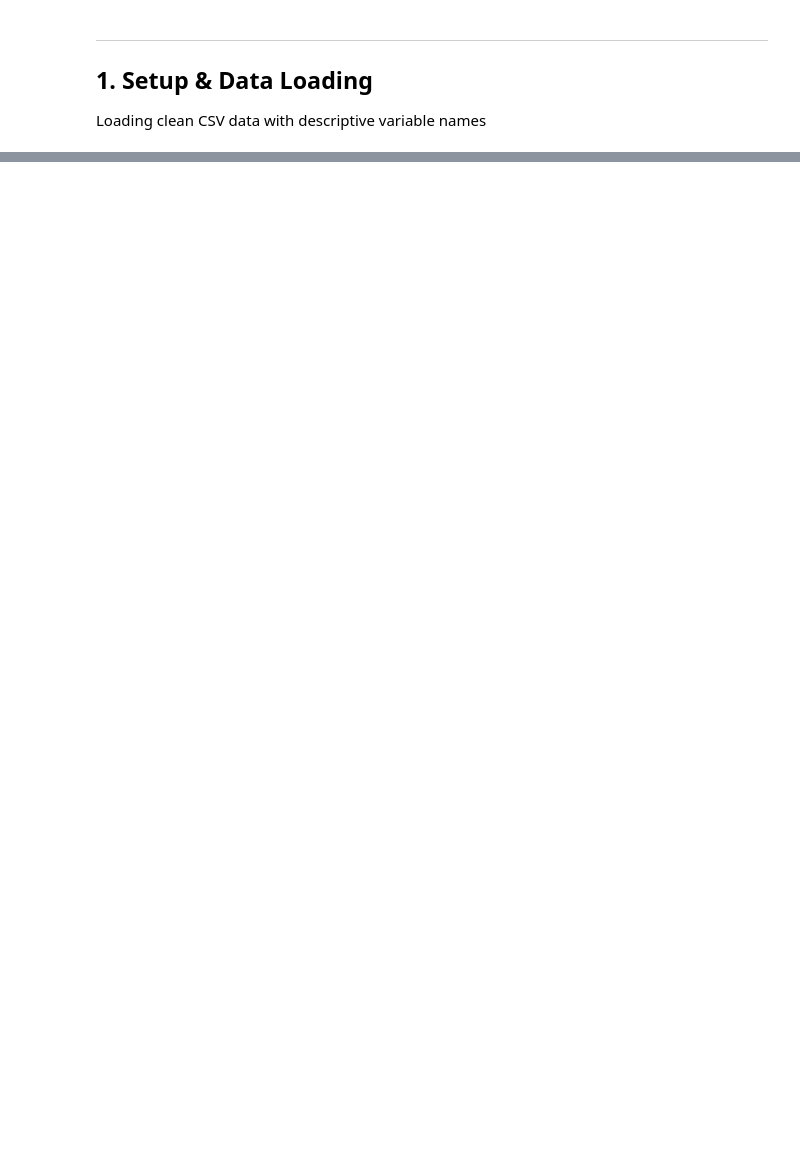
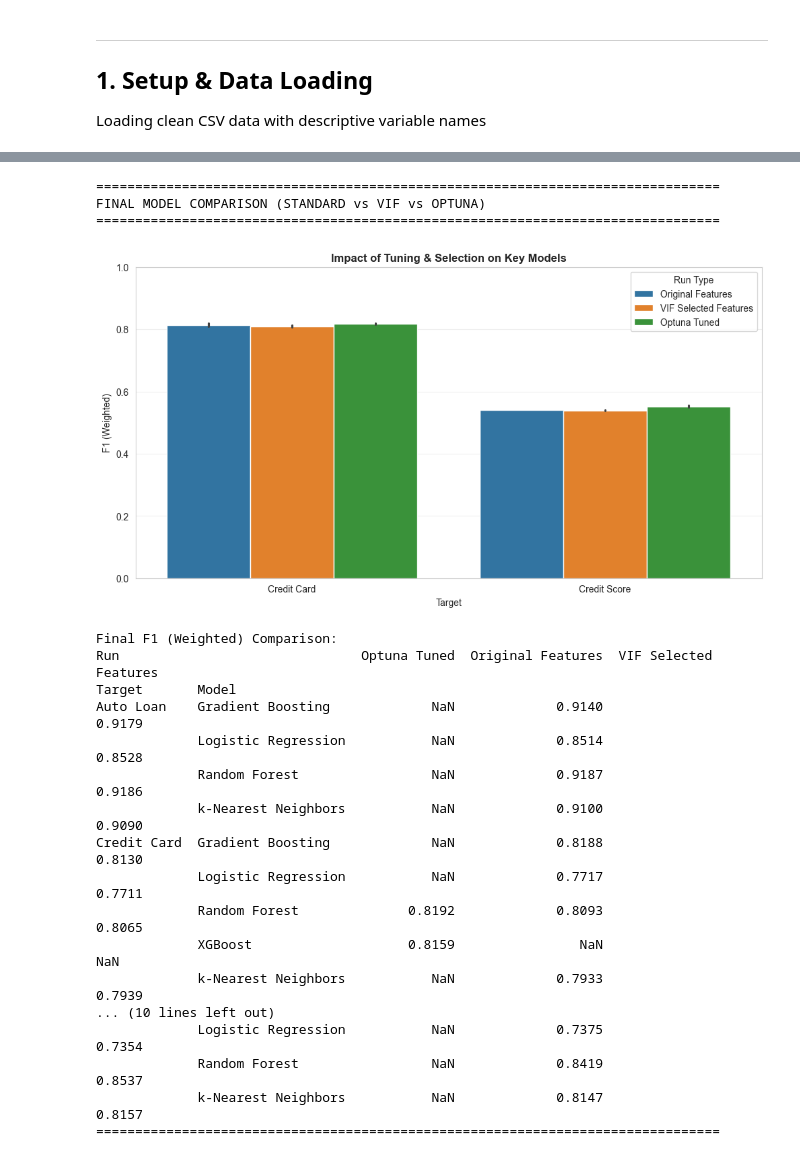
Before and after one commit to shlinkLFO/CreditAccess, a Jupyter notebook: CreditAccess_Modeling.ipynb, the cells around one changed output, grey strips where cells are left out. Cells and saved outputs as stored; diff of their text form; code cells hidden in the pictures; blank space fills up the shorter version.

```diff
--- a/CreditAccess_Modeling.ipynb
+++ b/CreditAccess_Modeling.ipynb
@@ -1844,0 +1540,54 @@ MODELING INSIGHTS & BUSINESS RECOMMENDATIONS
+# %%
+# Final Comparison & Visualization
+print("="*80)
+print("FINAL MODEL COMPARISON (STANDARD vs VIF vs OPTUNA)")
+print("="*80)
+
+results_tuned = pd.DataFrame(tuned_metrics)
+final_results = pd.concat([results_original, results_vif, results_tuned], ignore_index=True)
+
+# Visualize F1 Weighted for Tuned Targets
+tuned_targets = final_results[final_results['Run'] == 'Optuna Tuned']['Target'].unique()
+if len(tuned_targets) > 0:
+    plt.figure(figsize=(12, 6))
+    subset = final_results[final_results['Target'].isin(tuned_targets) &
+                           final_results['Model'].isin(['Random Forest', 'XGBoost', 'Gradient Boosting'])]
+
+    sns.barplot(data=subset, x='Target', y='F1 (Weighted)', hue='Run')
+    plt.title('Impact of Tuning & Selection on Key Models', fontsize=12, fontweight='bold')
+    plt.ylim(0, 1)
+    plt.grid(axis='y', alpha=0.3)
+    plt.legend(title='Run Type')
+    plt.show()
+
+# Summary Table
+pivot_final = final_results.pivot_table(
+    index=['Target', 'Model'],
+    columns='Run',
+    values='F1 (Weighted)'
+)
+print("\nFinal F1 (Weighted) Comparison:")
+print(pivot_final.to_string(float_format="{:.4f}".format))
+print("="*80)
+# %% [output]
+================================================================================
+FINAL MODEL COMPARISON (STANDARD vs VIF vs OPTUNA)
+================================================================================
+[figure, added]
+Final F1 (Weighted) Comparison:
+Run                               Optuna Tuned  Original Features  VIF Selected Features
+Target       Model
+Auto Loan    Gradient Boosting             NaN             0.9140                 0.9179
+             Logistic Regression           NaN             0.8514                 0.8528
+             Random Forest                 NaN             0.9187                 0.9186
+             k-Nearest Neighbors           NaN             0.9100                 0.9090
+Credit Card  Gradient Boosting             NaN             0.8188                 0.8130
+             Logistic Regression           NaN             0.7717                 0.7711
+             Random Forest              0.8192             0.8093                 0.8065
+             XGBoost                    0.8159                NaN                    NaN
+             k-Nearest Neighbors           NaN             0.7933                 0.7939
+... (10 lines left out)
+             Logistic Regression           NaN             0.7375                 0.7354
+             Random Forest                 NaN             0.8419                 0.8537
+             k-Nearest Neighbors           NaN             0.8147                 0.8157
+================================================================================
```
Also changed, not shown: parts of 61 cells of this notebook, 16 other files.
